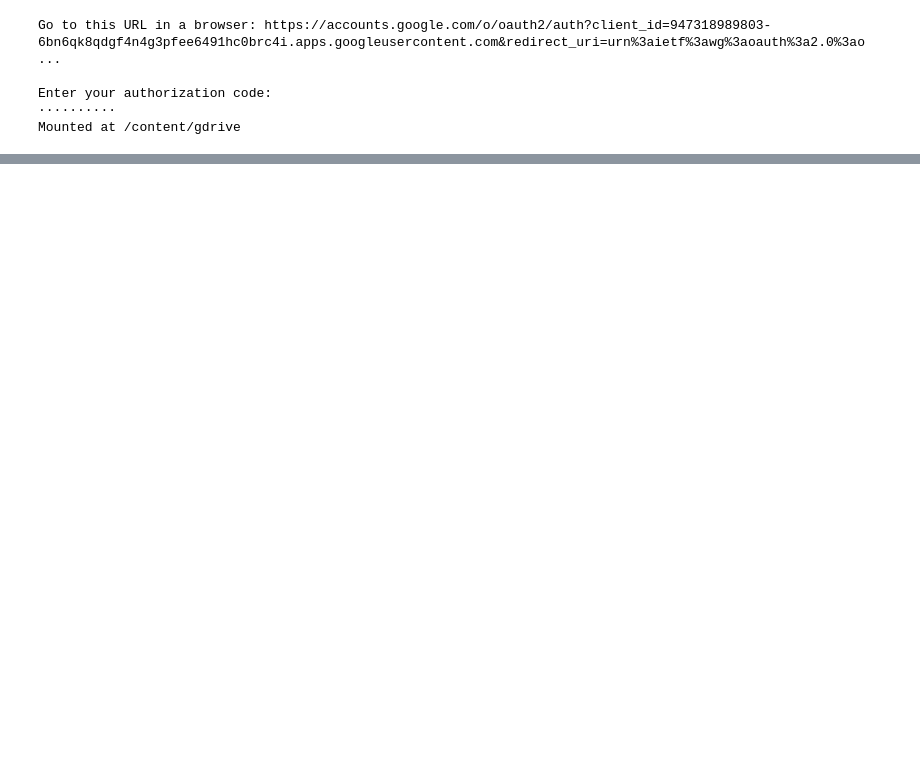
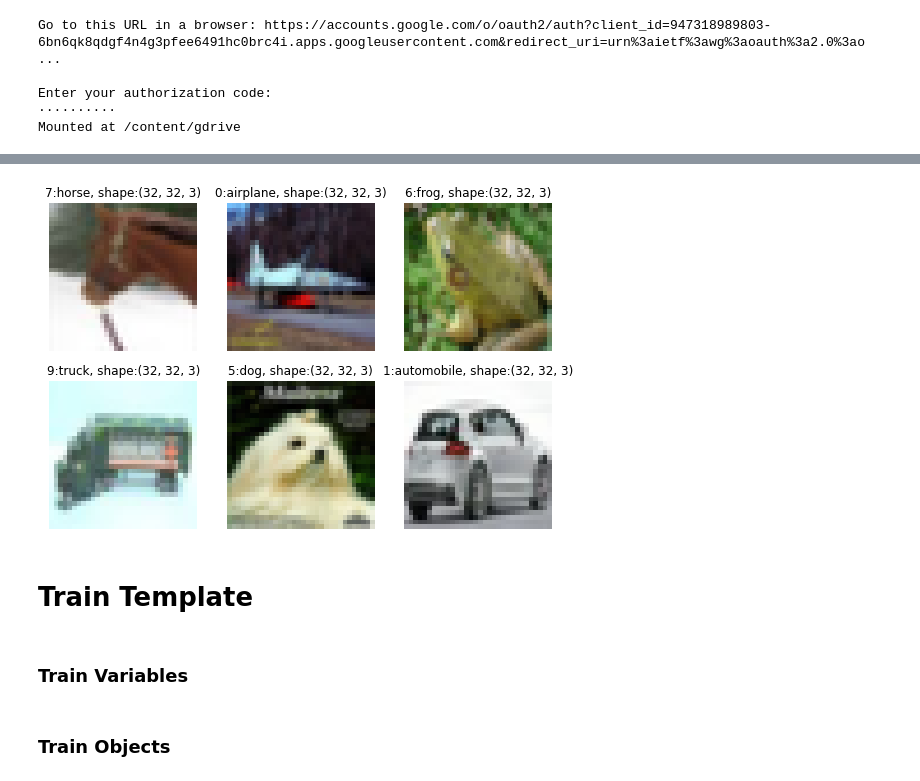
Before and after one commit to pdharma01/resnet_recreate, a Jupyter notebook: main.ipynb, the cells around one changed output, grey strips where cells are left out. Cells and saved outputs as stored; diff of their text form; code cells hidden in the pictures; blank space fills up the shorter version.

```diff
--- a/main.ipynb
+++ b/main.ipynb
@@ -148,0 +214,8 @@ git push origin master # push current HEAD to remote master branch
+# %%
+load_data.visualize(row = 2, column = 3, batched_set = test, class_names = class_names)
+# %% [output]
+[figure, added]
+# %% [markdown]
+# Train Template
+# %% [markdown]
+### Train Variables
@@ -148,0 +226,2 @@ git push origin master # push current HEAD to remote master branch
+# %% [markdown]
+### Train Objects
```
Also changed, not shown: parts of 60 cells of this notebook, 5 other files.
